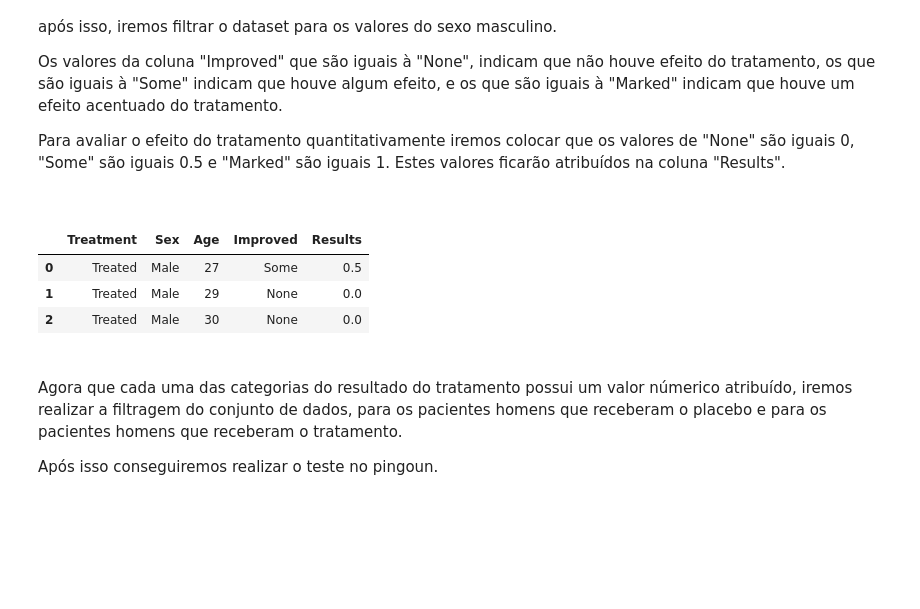
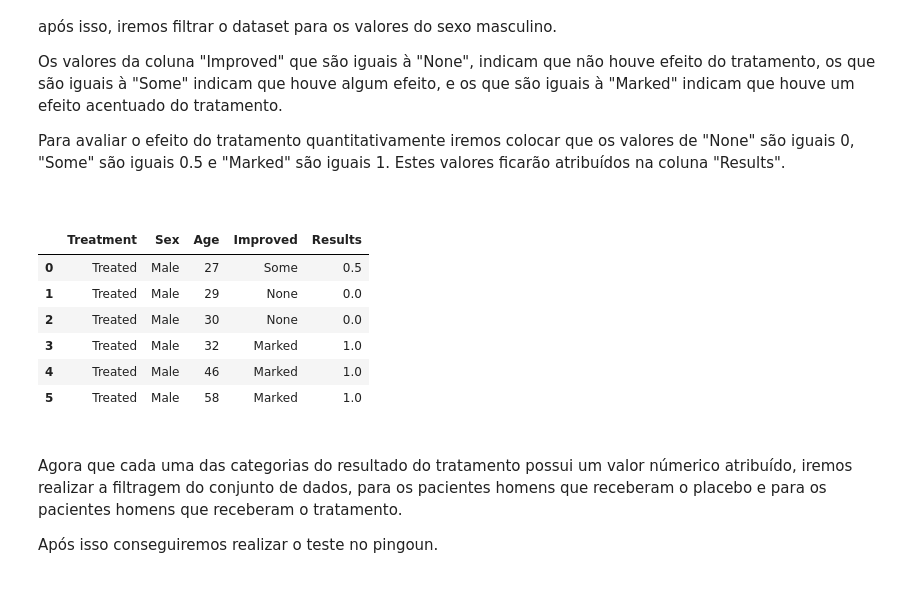
Before and after one commit to Data-Aqa/trilha-ciencia-de-dados, a Jupyter notebook: estatistica/testes de hipotese/mann_whitney/Mann-Whitney.ipynb, the cells around one changed output. Drawn from its saved outputs; the diff is of its cells as text; code cells hidden in the pictures; blank space fills up the shorter version.

```diff
--- a/estatistica/testes de hipotese/mann_whitney/Mann-Whitney.ipynb
+++ b/estatistica/testes de hipotese/mann_whitney/Mann-Whitney.ipynb
@@ -417,12 +426,15 @@ for result in arthritis_data['Improved'] :
 
 arthritis_data['Results'] = categories
 # %%
-arthritis_data.head(3)
+arthritis_data.head(6)
 # %% [output]
 |  | Treatment | Sex | Age | Improved | Results |
 | 0 | Treated | Male | 27 | Some | 0.5 |
 | 1 | Treated | Male | 29 | None | 0.0 |
 | 2 | Treated | Male | 30 | None | 0.0 |
+| 3 | Treated | Male | 32 | Marked | 1.0 |
+| 4 | Treated | Male | 46 | Marked | 1.0 |
+| 5 | Treated | Male | 58 | Marked | 1.0 |
 # %% [markdown]
 <br>
 
```
Also changed, not shown: parts of 10 cells of this notebook, 2 other files.
